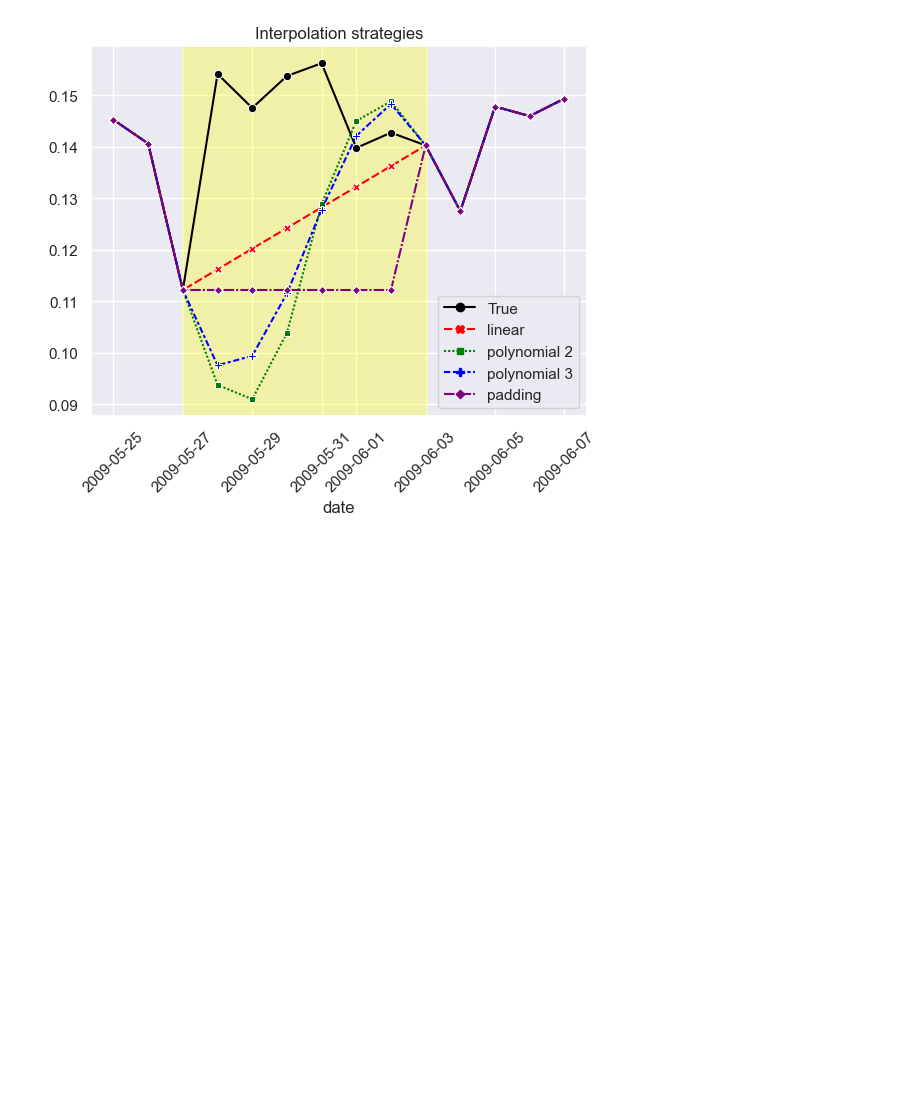
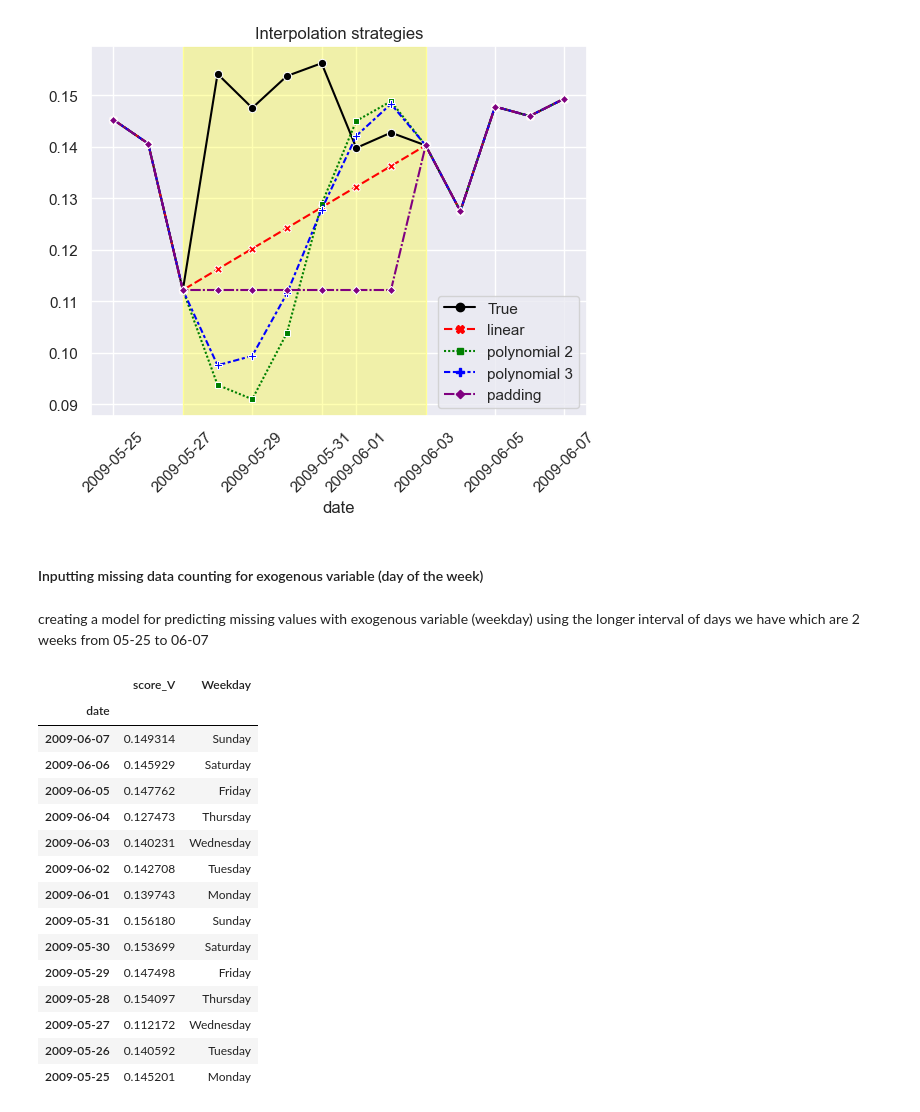
Before and after one commit to alexCCTcollege/CA2, a Jupyter notebook: EDA.ipynb, the cells around one changed output. Saved outputs shown, nothing was run; the diff lists cells and outputs as text; code cells hidden in the pictures; blank space fills up the shorter version.

```diff
--- a/EDA.ipynb
+++ b/EDA.ipynb
@@ -483,4 +483,27 @@ plt.xticks(rotation=45)
   Text(0, 0, ''),
   Text(0, 0, '')])
 [figure]
+# %% [markdown]
+ #### Inputting missing data counting for exogenous variable (day of the week)
+# %% [markdown]
+creating a model for predicting missing values with exogenous variable (weekday) using the longer interval of days we have which are 2 weeks from 05-25 to 06-07
+# %%
+train = data["2009-06-07":"2009-05-25":-1].dropna()
+# %% [output]
+|  | score_V | Weekday |
+| date |  |  |
+| 2009-06-07 | 0.149314 | Sunday |
+| 2009-06-06 | 0.145929 | Saturday |
+| 2009-06-05 | 0.147762 | Friday |
+| 2009-06-04 | 0.127473 | Thursday |
+| 2009-06-03 | 0.140231 | Wednesday |
+| 2009-06-02 | 0.142708 | Tuesday |
+| 2009-06-01 | 0.139743 | Monday |
+| 2009-05-31 | 0.156180 | Sunday |
+| 2009-05-30 | 0.153699 | Saturday |
+| 2009-05-29 | 0.147498 | Friday |
+| 2009-05-28 | 0.154097 | Thursday |
+| 2009-05-27 | 0.112172 | Wednesday |
+| 2009-05-26 | 0.140592 | Tuesday |
+| 2009-05-25 | 0.145201 | Monday |
 # %%
```
Also changed, not shown: parts of 1 cell of this notebook.
